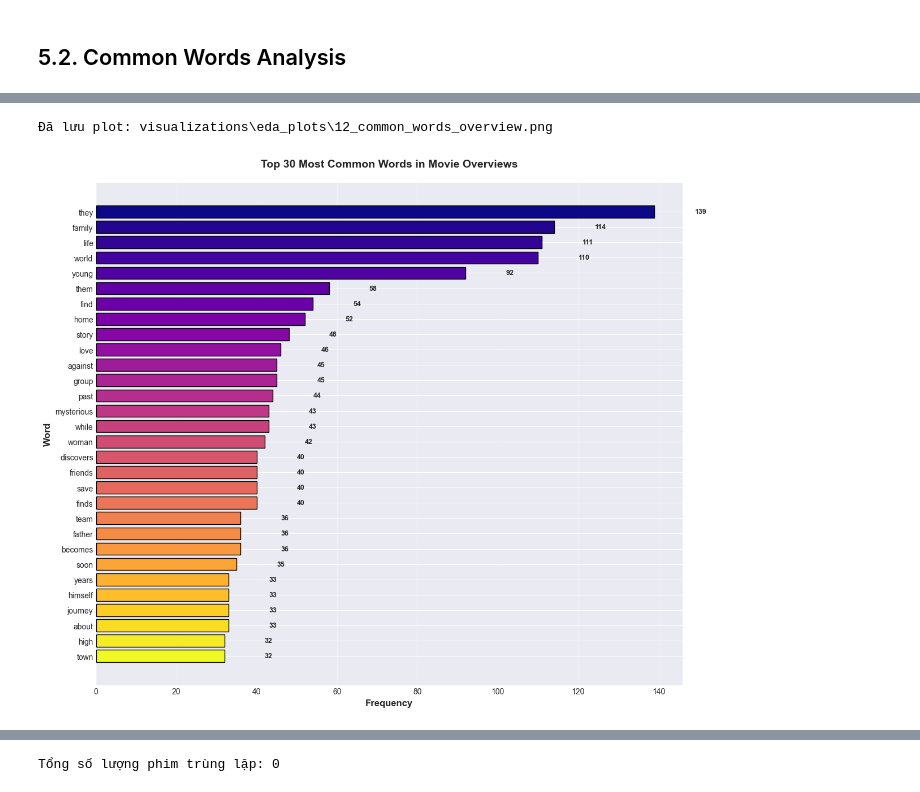
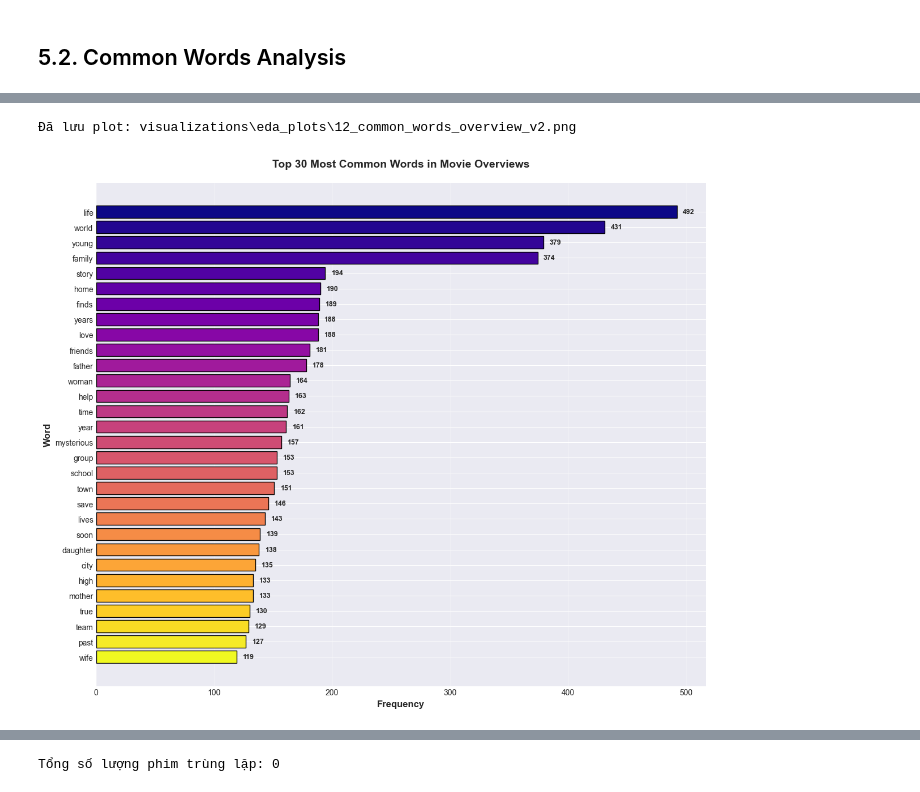
Before and after one commit to PivePipioipia/python-final-project-ds, a Jupyter notebook: notebooks/eda_analysis.ipynb, the cells around one changed output, grey strips where cells are left out. Saved outputs shown, nothing was run; the diff lists cells and outputs as text; code cells hidden in the pictures.

```diff
--- a/notebooks/eda_analysis.ipynb
+++ b/notebooks/eda_analysis.ipynb
@@ -135,7 +135,7 @@ print("Đã định nghĩa helper functions")
 ## 1.3. Load Data
 # %%
 # Đọc dữ liệu từ file CSV
-data_path = '../data/raw/movies_2020_2024.csv'
+data_path = '../data/raw/movies_2010_2024.csv'
 
 try:
     df = pd.read_csv(data_path)
@@ -853,2 +795,17 @@ save_and_show_plot('04_numeric_features_distribution')
 # %% [markdown]
 ## 3.4. Categorical Features Analysis
+# %%
+# Phân tích release_date
+print_section_header("RELEASE DATE - TEMPORAL FEATURES")
+
+# Chuyển sang datetime (nếu chưa)
+df['release_date'] = pd.to_datetime(df['release_date'], errors='coerce')
+
+# Tạo thêm các feature thời gian
+df['release_year'] = df['release_date'].dt.year
+df['release_month'] = df['release_date'].dt.month
+df['release_quarter'] = df['release_date'].dt.quarter
+df['release_weekday'] = df['release_date'].dt.day_name()
+
+display(df[['release_date', 'release_year', 'release_month',
+            'release_quarter', 'release_weekday']].head())
@@ -911,7 +939,7 @@ if 'genres' in df.columns:
 
     ax.set_xlabel('Number of Movies', fontsize=12, fontweight='bold')
     ax.set_ylabel('Genre', fontsize=12, fontweight='bold')
-    ax.set_title('Top 15 Movie Genres (2020-2024)',
+    ax.set_title('Top 15 Movie Genres (2010-2024)',
                  fontsize=14, fontweight='bold', pad=20)
     ax.invert_yaxis()
     ax.grid(True, alpha=0.3, axis='x')
@@ -1361,52 +1503,26 @@ Max word count:        125
 # %%
-# Extract all words from overviews
-all_words = []
-stop_words = {'the', 'a', 'an', 'and', 'or', 'but', 'in', 'on', 'at', 'to', 'for',
-              'of', 'with', 'by', 'from', 'as', 'is', 'was', 'are', 'were', 'been',
-              'be', 'have', 'has', 'had', 'do', 'does', 'did', 'will', 'would', 'should',
-              'can', 'could', 'may', 'might', 'must', 'his', 'her', 'their', 'its',
-              'this', 'that', 'these', 'those', 'when', 'where', 'who', 'what', 'which',
-              'how', 'why', 'into', 'through', 'during', 'before', 'after', 'above',
-              'below', 'between', 'up', 'down', 'out', 'off', 'over', 'under', 'again',
-              'then', 'once', 'here', 'there', 'all', 'both', 'each', 'few', 'more',
-              'most', 'other', 'some', 'such', 'no', 'nor', 'not', 'only', 'own',
-              'same', 'so', 'than', 'too', 'very'}
-
-for overview in df['overview'].dropna():
-    # Clean and tokenize
-    words = re.findall(r'\b[a-z]+\b', overview.lower())
-    # Filter stop words and short words
-    words = [w for w in words if w not in stop_words and len(w) > 3]
-    all_words.extend(words)
-
-# Count words
-word_counts = Counter(all_words)
-top_words = pd.DataFrame(word_counts.most_common(30),
-                         columns=['Word', 'Count'])
-
-# Plot
 fig, ax = plt.subplots(figsize=(12, 10))
 
 colors = plt.cm.plasma(np.linspace(0, 1, len(top_words)))
 bars = ax.barh(top_words['Word'], top_words['Count'],
                color=colors, edgecolor='black')
 
-# Add value labels
 for bar in bars:
     width = bar.get_width()
-    ax.text(width + 10, bar.get_y() + bar.get_height()/2,
+    ax.text(width + 5,
+            bar.get_y() + bar.get_height()/2,
             f'{int(width)}',
-            ha='left', va='center', fontweight='bold', fontsize=9)
+            va='center', ha='left', fontweight='bold', fontsize=9)
 
 ax.set_xlabel('Frequency', fontsize=12, fontweight='bold')
 ax.set_ylabel('Word', fontsize=12, fontweight='bold')
 ax.set_title('Top 30 Most Common Words in Movie Overviews',
              fontsize=14, fontweight='bold', pad=20)
 ax.invert_yaxis()
 ax.grid(True, alpha=0.3, axis='x')
 
 plt.tight_layout()
-save_and_show_plot('12_common_words_overview')
+save_and_show_plot('12_common_words_overview_v2')
 # %% [output]
-Đã lưu plot: visualizations\eda_plots\12_common_words_overview.png
+Đã lưu plot: visualizations\eda_plots\12_common_words_overview_v2.png
-[figure, old version]
+[figure, new version]
```
Also changed, not shown: parts of 83 cells of this notebook, 58 other files.
